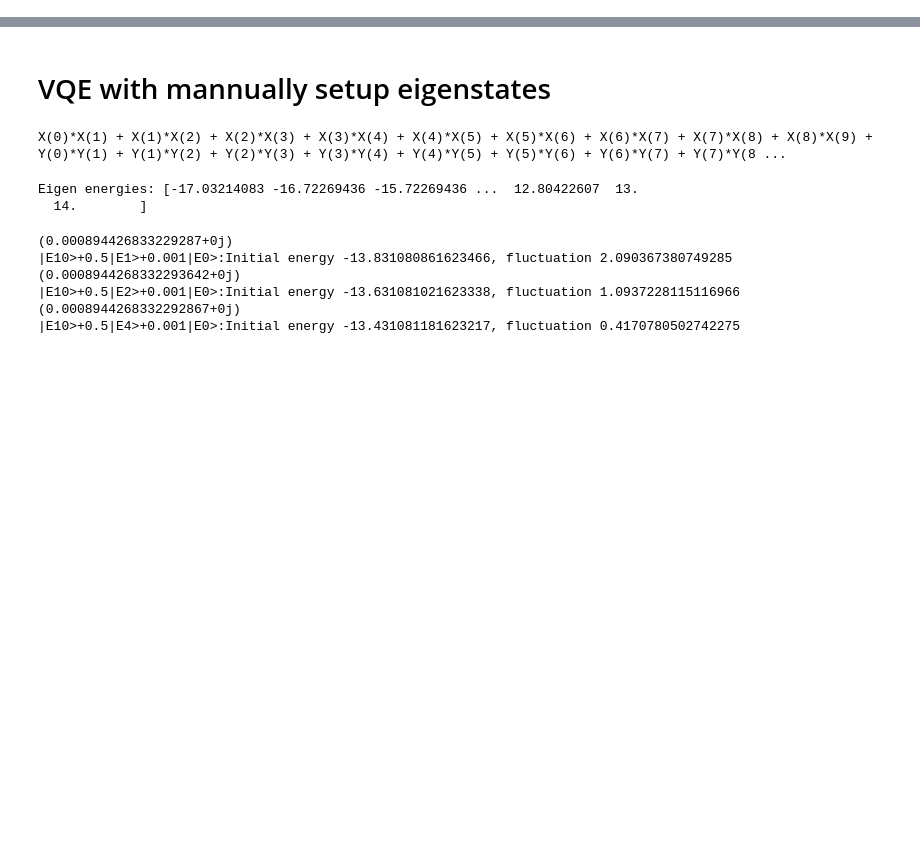
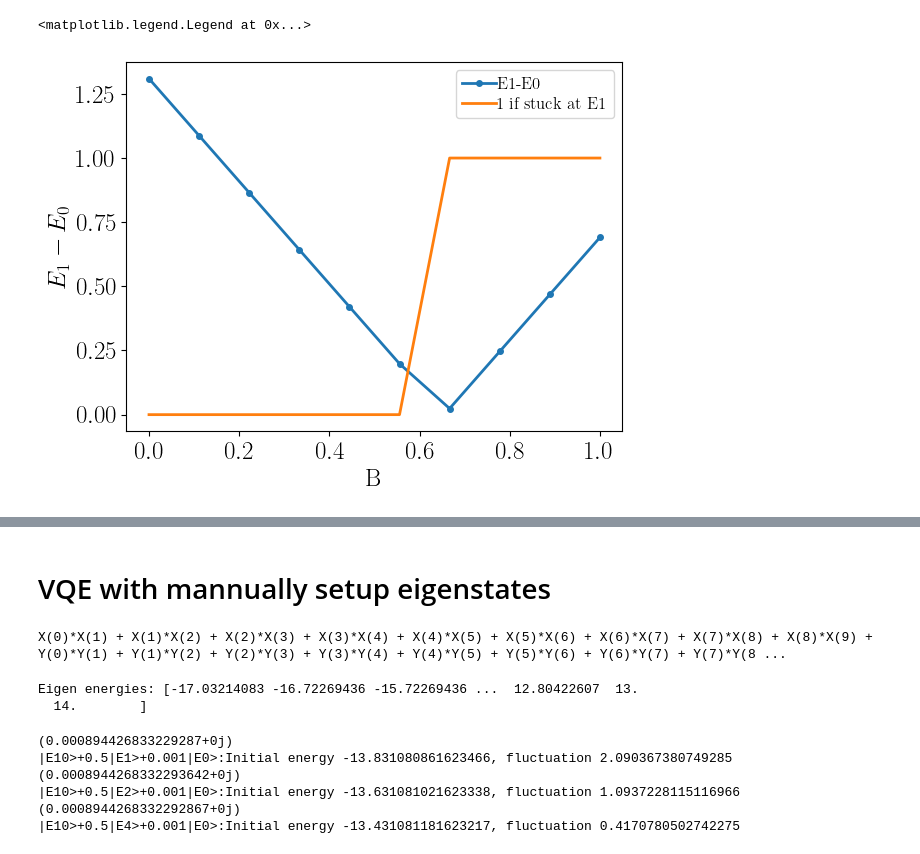
Before and after one commit to renezander90/DB-QITE, a Jupyter notebook: QITE_plateau.ipynb, the cells around one changed output, grey strips where cells are left out. Cells and saved outputs as stored; diff of their text form; code cells hidden in the pictures; blank space fills up the shorter version.

```diff
--- a/QITE_plateau.ipynb
+++ b/QITE_plateau.ipynb
@@ -12,0 +76,9 @@ G.add_edges_from([(k,(k+1)%L) for k in range(L-1)])
+# %%
+plt.plot(B_range, gap_ls, marker='.', label='E1-E0')
+plt.plot(B_range, stuck_bool_ls, label='1 if stuck at E1')
+plt.xlabel("B")
+plt.ylabel(r"$E_1-E_0$")
+plt.legend()
+# %% [output]
+<matplotlib.legend.Legend at 0x...>
+[figure, added]
```
Also changed, not shown: parts of 12 cells of this notebook.
